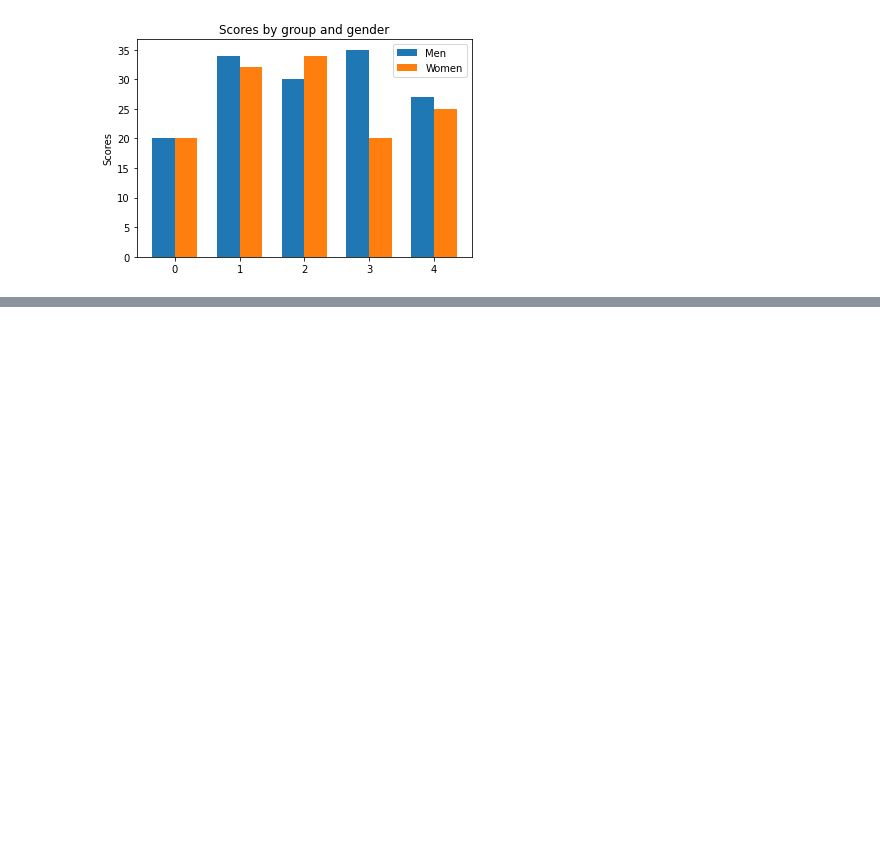
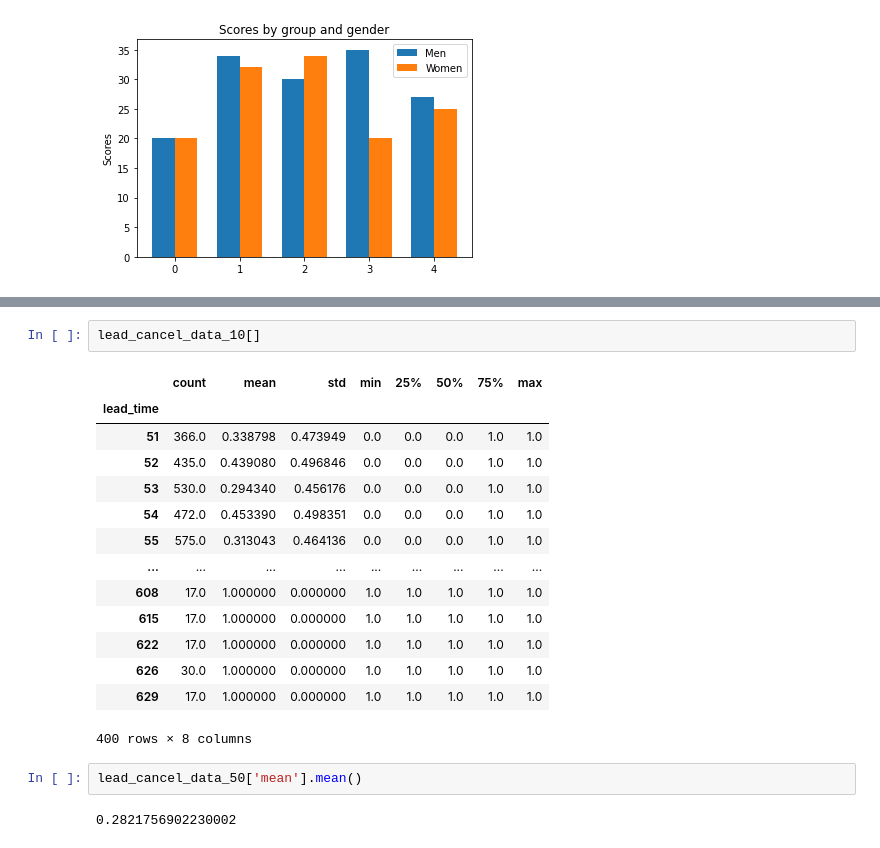
Before and after one commit to carlosmendozaj/Project_Booking_Demand, a Jupyter notebook: Leo_Notebook.ipynb, the cells around one changed output, grey strips where cells are left out. Drawn from its saved outputs; the diff is of its cells as text; blank space fills up the shorter version.

```diff
--- a/Leo_Notebook.ipynb
+++ b/Leo_Notebook.ipynb
@@ -185,0 +314,21 @@ AttributeError: 'AxesSubplot' object has no attribute 'bar_label'
+# %%
+lead_cancel_data_10[]
+# %% [output]
+|  | count | mean | std | min | 25% | 50% | 75% | max |
+| lead_time |  |  |  |  |  |  |  |  |
+| 51 | 366.0 | 0.338798 | 0.473949 | 0.0 | 0.0 | 0.0 | 1.0 | 1.0 |
+| 52 | 435.0 | 0.439080 | 0.496846 | 0.0 | 0.0 | 0.0 | 1.0 | 1.0 |
+| 53 | 530.0 | 0.294340 | 0.456176 | 0.0 | 0.0 | 0.0 | 1.0 | 1.0 |
+| 54 | 472.0 | 0.453390 | 0.498351 | 0.0 | 0.0 | 0.0 | 1.0 | 1.0 |
+| 55 | 575.0 | 0.313043 | 0.464136 | 0.0 | 0.0 | 0.0 | 1.0 | 1.0 |
+| ... | ... | ... | ... | ... | ... | ... | ... | ... |
+| 608 | 17.0 | 1.000000 | 0.000000 | 1.0 | 1.0 | 1.0 | 1.0 | 1.0 |
+| 615 | 17.0 | 1.000000 | 0.000000 | 1.0 | 1.0 | 1.0 | 1.0 | 1.0 |
+| 622 | 17.0 | 1.000000 | 0.000000 | 1.0 | 1.0 | 1.0 | 1.0 | 1.0 |
+| 626 | 30.0 | 1.000000 | 0.000000 | 1.0 | 1.0 | 1.0 | 1.0 | 1.0 |
+| 629 | 17.0 | 1.000000 | 0.000000 | 1.0 | 1.0 | 1.0 | 1.0 | 1.0 |
+400 rows × 8 columns
+# %%
+lead_cancel_data_50['mean'].mean()
+# %% [output]
+0.2821756902230002
```
Also changed, not shown: parts of 15 cells of this notebook.
